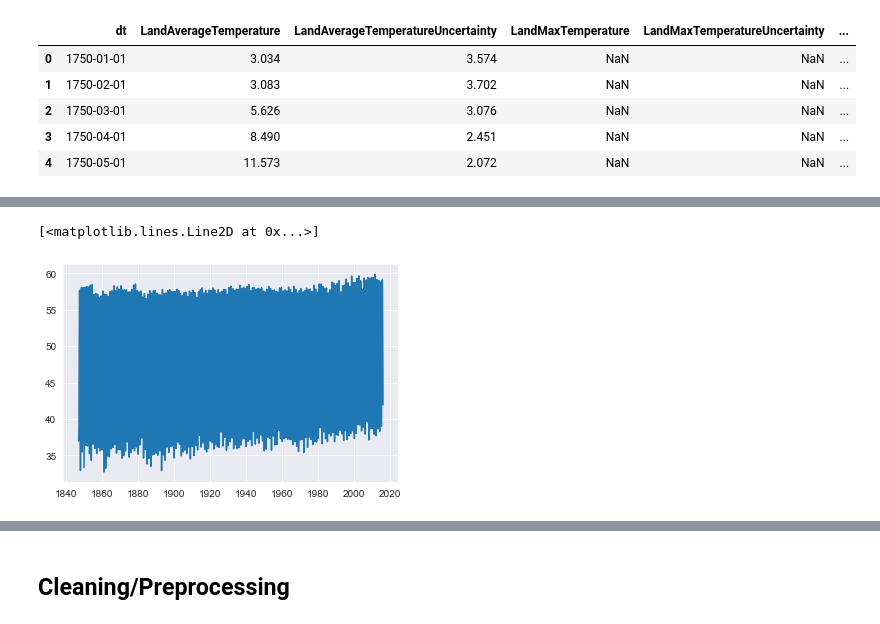
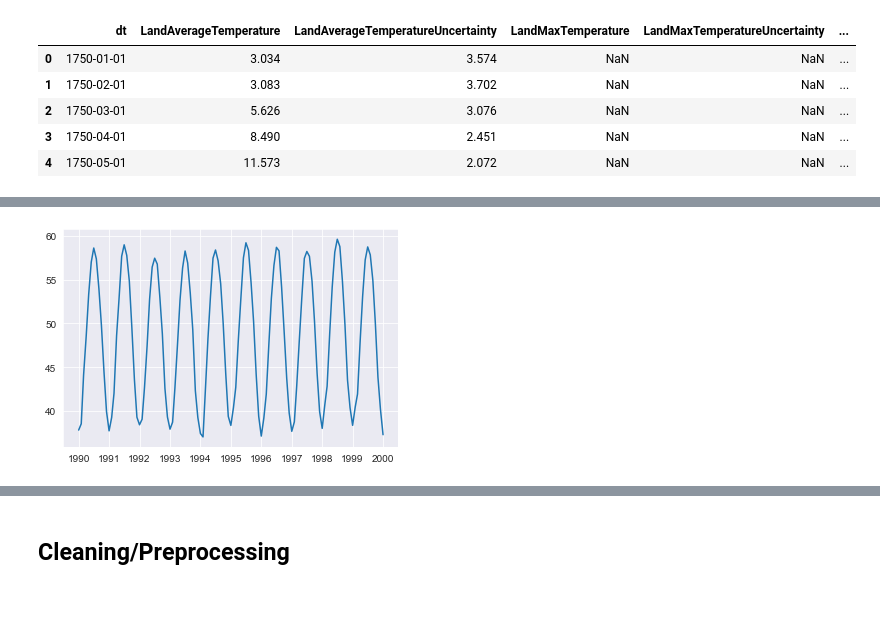
Before and after one commit to cmhollman/Capstone_Project, a Jupyter notebook: Global_Temp_Project.ipynb, the cells around one changed output, grey strips where cells are left out. Saved outputs shown, nothing was run; the diff lists cells and outputs as text; code cells hidden in the pictures.

```diff
--- a/Global_Temp_Project.ipynb
+++ b/Global_Temp_Project.ipynb
@@ -90,7 +105,20 @@ Timestamp('1846-04-01 00:00:00')
 # %%
-global_df = global_df[global_df['dt'] >= '1847']
+#dropping all dates prior to 1856(the last year in which every recorded temp was within desired uncertainty range)
+global_df = global_df[global_df['dt'] >= '1856']
 # %%
-global_df['LandAverageTemperatureF'] = global_df['LandAverageTemperature']*1.8+32
+#converting temps the Farenheit for interpretability
+global_df['y'] = global_df['LandAverageTemperature']*1.8+32
+global_df.rename(columns = {'dt':'ds'}, inplace = True)
 # %%
-global_df.head()
+#dropping unneccessary columns and formatting for Neural Prophet
+drop_columns = ['LandAverageTemperature',
+                'LandAverageTemperatureUncertainty',
+                'LandMaxTemperature',
+                'LandMaxTemperatureUncertainty',
+                'LandMinTemperature',
+                'LandMinTemperatureUncertainty',
+                'LandAndOceanAverageTemperature',
+                'LandAndOceanAverageTemperatureUncertainty']
+ts = global_df.drop(drop_columns, axis=1)
+ts.head()
 # %% [output]
@@ -103,7 +131,10 @@ global_df.head()
+# %%
+temp_1990_2000 = ts[ts['ds'].between('1990-01-01','2000-01-01')]
+X = temp_1990_2000['ds']
+y = temp_1990_2000['y']
 # %%
-X = global_df['dt']
-y = global_df['LandAverageTemperatureF']
-plt.plot(X,y)
+pd.plotting.register_matplotlib_converters()
+ax = plt.plot(X,y)
+plt.show()
 # %% [output]
-[<matplotlib.lines.Line2D at 0x...>]
-[figure, old version]
+[figure, new version]
```
Also changed, not shown: parts of 22 cells of this notebook.
